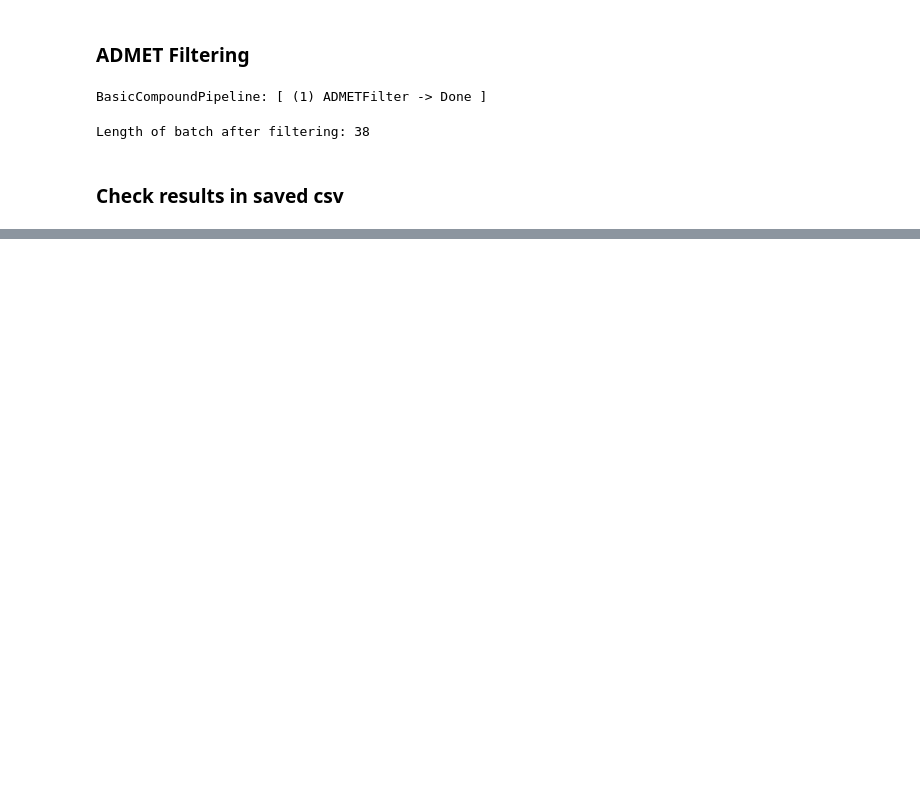
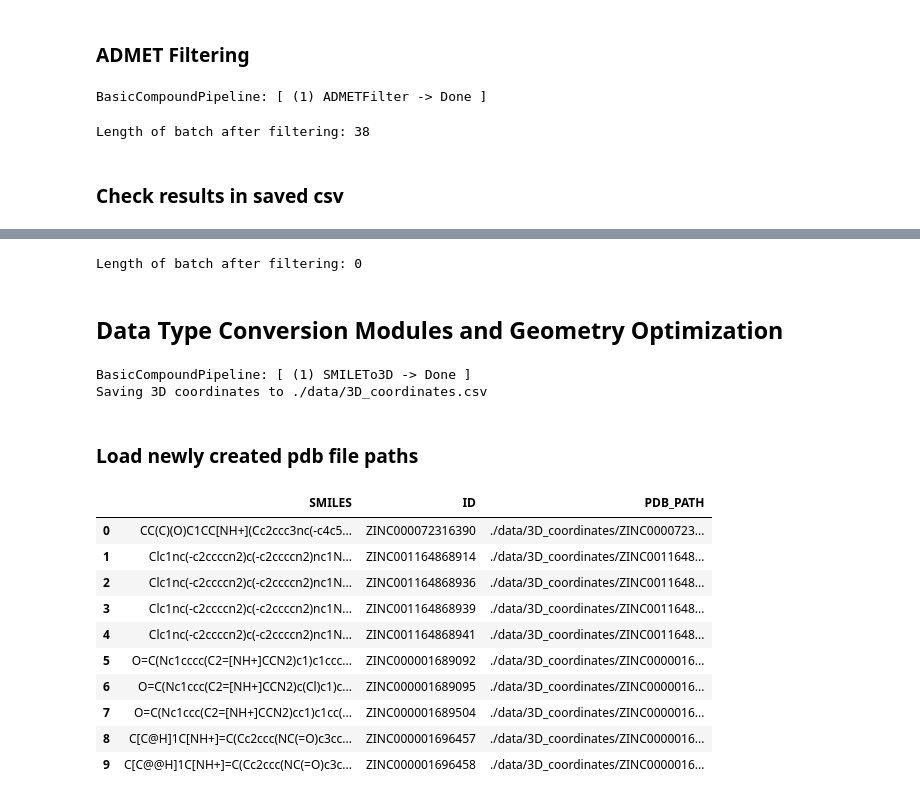
Before and after one commit to SMU-CATCO/SmartCADD, a Jupyter notebook: examples/smartcadd-tutorial.ipynb, the cells around one changed output, grey strips where cells are left out. Drawn from its saved outputs; the diff is of its cells as text; code cells hidden in the pictures; blank space fills up the shorter version.

```diff
--- a/examples/smartcadd-tutorial.ipynb
+++ b/examples/smartcadd-tutorial.ipynb
@@ -228,0 +277,27 @@ admet_results[admet_results["keep"] == False]
+# %%
+pharmacophore_filtered_compounds = pharmacophore_pipeline.run_filters(steps=20)
+print(
+    f"Length of batch after filtering: {len(pharmacophore_filtered_compounds)}"
+)
+# %% [output]
+Length of batch after filtering: 0
+# %% [markdown]
+## Data Type Conversion Modules and Geometry Optimization
+# %%
+from smartcadd.modules import SMILETo3D, XTBOptimization
+
+geometry_optimization_pipeline = BasicCompoundPipeline(
+    data_loader=dataset,
+    filters=[
+        SMILETo3D(
+            modify=True,
+            output_dir="./data",
+            save_results=True,
+        ),
+    ],
+)
+print(geometry_optimization_pipeline)
+print("Saving 3D coordinates to ./data/3D_coordinates.csv")
+# %% [output]
+BasicCompoundPipeline: [ (1) SMILETo3D -> Done ]
+Saving 3D coordinates to ./data/3D_coordinates.csv
@@ -228,0 +306,17 @@ admet_results[admet_results["keep"] == False]
+# %% [markdown]
+### Load newly created pdb file paths
+# %%
+pdb_csv = pd.read_csv("./data/3D_coordinates.csv")
+pdb_csv
+# %% [output]
+|  | SMILES | ID | PDB_PATH |
+| 0 | CC(C)(O)C1CC[NH+](Cc2ccc3nc(-c4c5... | ZINC000072316390 | ./data/3D_coordinates/ZINC0000723... |
+| 1 | Clc1nc(-c2ccccn2)c(-c2ccccn2)nc1N... | ZINC001164868914 | ./data/3D_coordinates/ZINC0011648... |
+| 2 | Clc1nc(-c2ccccn2)c(-c2ccccn2)nc1N... | ZINC001164868936 | ./data/3D_coordinates/ZINC0011648... |
+| 3 | Clc1nc(-c2ccccn2)c(-c2ccccn2)nc1N... | ZINC001164868939 | ./data/3D_coordinates/ZINC0011648... |
+| 4 | Clc1nc(-c2ccccn2)c(-c2ccccn2)nc1N... | ZINC001164868941 | ./data/3D_coordinates/ZINC0011648... |
+| 5 | O=C(Nc1cccc(C2=[NH+]CCN2)c1)c1ccc... | ZINC000001689092 | ./data/3D_coordinates/ZINC0000016... |
+| 6 | O=C(Nc1ccc(C2=[NH+]CCN2)c(Cl)c1)c... | ZINC000001689095 | ./data/3D_coordinates/ZINC0000016... |
+| 7 | O=C(Nc1ccc(C2=[NH+]CCN2)cc1)c1cc(... | ZINC000001689504 | ./data/3D_coordinates/ZINC0000016... |
+| 8 | C[C@H]1C[NH+]=C(Cc2ccc(NC(=O)c3cc... | ZINC000001696457 | ./data/3D_coordinates/ZINC0000016... |
+| 9 | C[C@@H]1C[NH+]=C(Cc2ccc(NC(=O)c3c... | ZINC000001696458 | ./data/3D_coordinates/ZINC0000016... |
```
Also changed, not shown: parts of 9 cells of this notebook, 2 other files.
